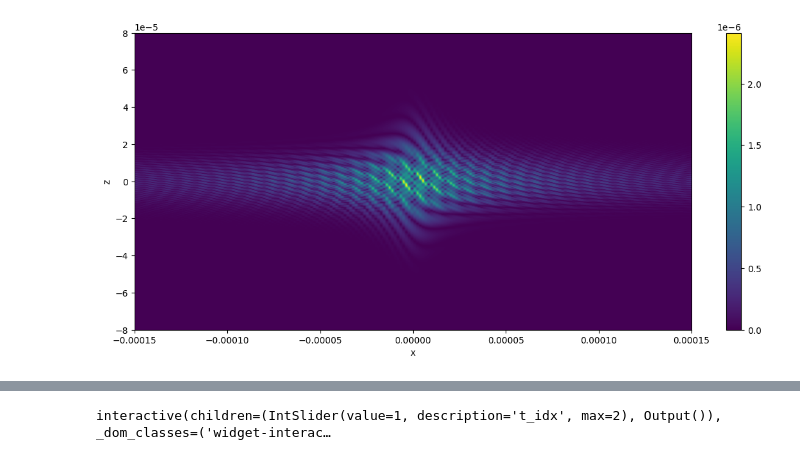
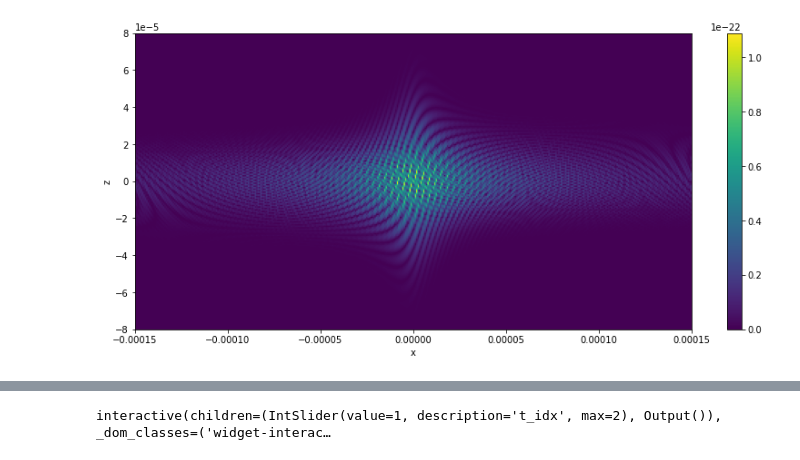
Before and after one commit to mkali-weizmann/electron-laser-interaction, a Jupyter notebook: playground.ipynb, the cells around one changed output, grey strips where cells are left out. Saved outputs shown, nothing was run; the diff lists cells and outputs as text; code cells hidden in the pictures.

```diff
--- a/playground.ipynb
+++ b/playground.ipynb
@@ -50,15 +54,15 @@ interactive(children=(IntSlider(value=499, description='x_idx', max=999), Output
 # %%
 A = np.load('Data Arrays\\Debugging Arrays\\A.npy')
 tan_alpha = np.tan(0.443)
 
 fig, ax = plt.subplots(figsize=(14, 6))
-plt.imshow(np.abs(A[:, A.shape[1]//2, :,0].T), extent=[-150e-6,150e-6,-80e-6,80e-6])
+plt.imshow(np.abs(A[:, A.shape[1]//2, :,0, 2].T), extent=[-150e-6,150e-6,-80e-6,80e-6])
 plt.xlabel("x")
 plt.ylabel("z")
 # plt.plot([0, 100e-6], [0, tan_alpha * 100e-6], color='red')
 plt.colorbar();
 # %% [output]
-[figure, old version]
+[figure, new version]
 # %%
 G = np.load('Data Arrays\\Debugging Arrays\\G.npy')
 fig, ax = plt.subplots(figsize=(14, 6))
```
Also changed, not shown: parts of 6 cells of this notebook, 5 other files.
